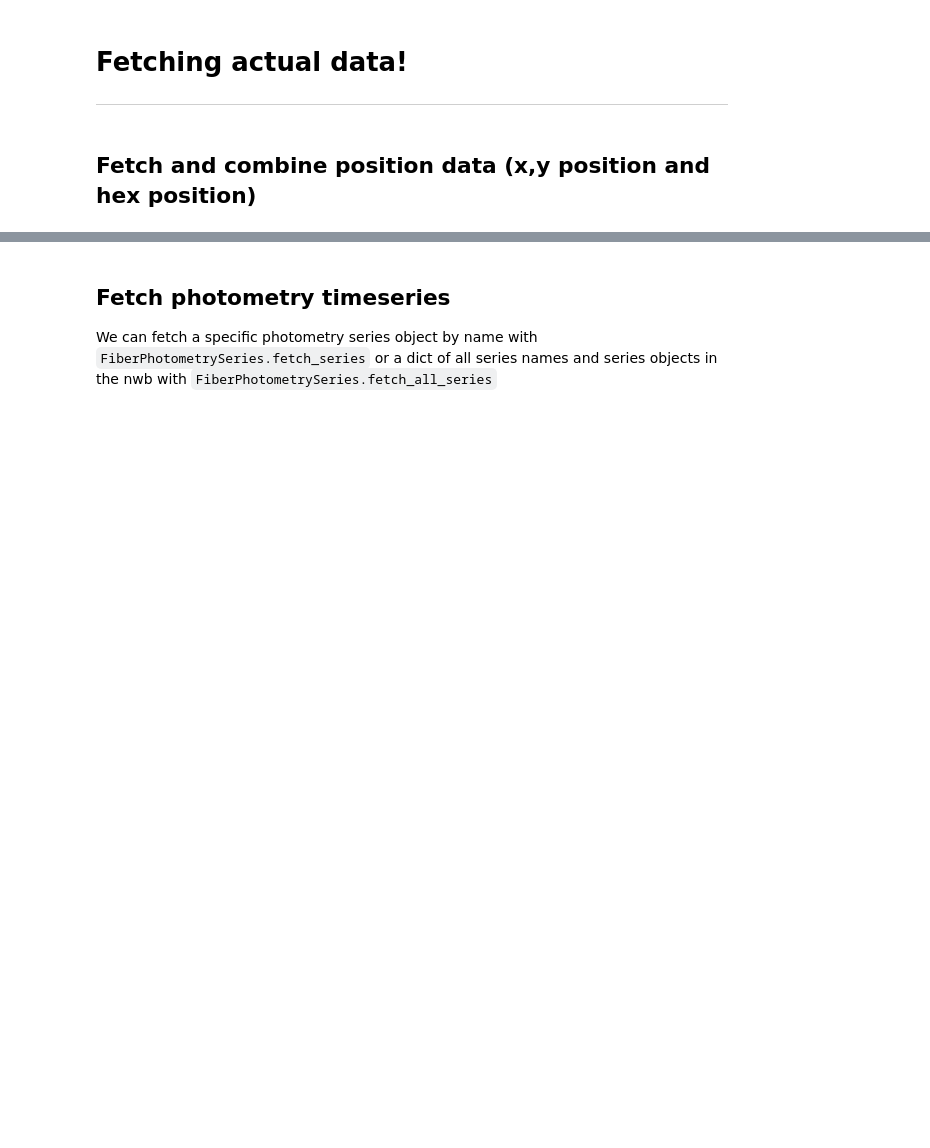
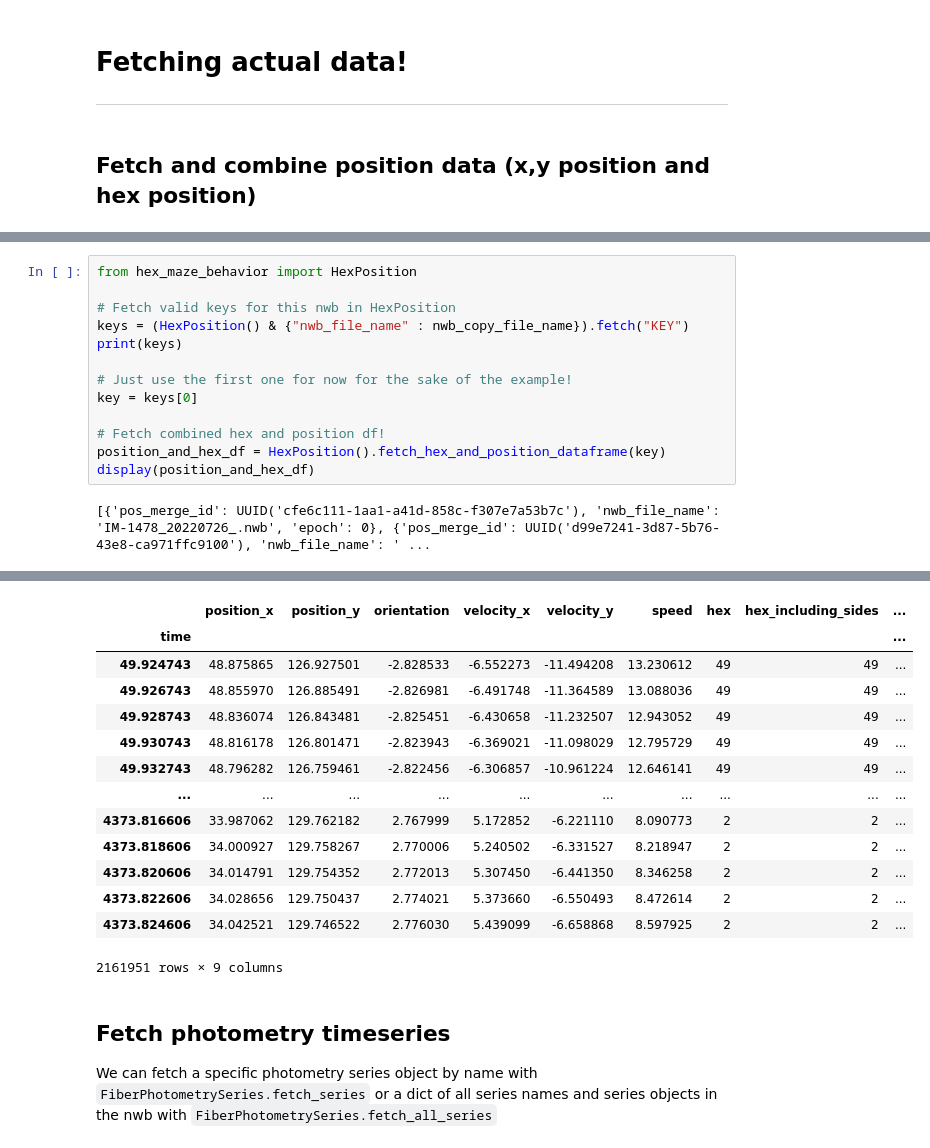
Before and after one commit to calderast/Hex-maze-spyglass, a Jupyter notebook: Berke_Lab_full_process.ipynb, the cells around one changed output, grey strips where cells are left out. Drawn from its saved outputs; the diff is of its cells as text; blank space fills up the shorter version.

Commit message:
add df fetch function (#7)

```diff
--- a/Berke_Lab_full_process.ipynb
+++ b/Berke_Lab_full_process.ipynb
@@ -612,0 +493,15 @@ Combined position (filtered to only valid times)
+# %%
+from hex_maze_behavior import HexPosition
+
+# Fetch valid keys for this nwb in HexPosition
+keys = (HexPosition() & {"nwb_file_name" : nwb_copy_file_name}).fetch("KEY")
+print(keys)
+
+# Just use the first one for now for the sake of the example!
+key = keys[0]
+
+# Fetch combined hex and position df!
+position_and_hex_df = HexPosition().fetch_hex_and_position_dataframe(key)
+display(position_and_hex_df)
+# %% [output]
+[{'pos_merge_id': UUID('cfe6c111-1aa1-a41d-858c-f307e7a53b7c'), 'nwb_file_name': 'IM-1478_20220726_.nwb', 'epoch': 0}, {'pos_merge_id': UUID('d99e7241-3d87-5b76-43e8-ca971ffc9100'), 'nwb_file_name': ' ...
@@ -613,3 +509,17 @@ Combined position (filtered to only valid times)
+|  | position_x | position_y | orientation | velocity_x | velocity_y | speed | hex | hex_including_sides | ... |
+| time |  |  |  |  |  |  |  |  | ... |
+| 49.924743 | 48.875865 | 126.927501 | -2.828533 | -6.552273 | -11.494208 | 13.230612 | 49 | 49 | ... |
+| 49.926743 | 48.855970 | 126.885491 | -2.826981 | -6.491748 | -11.364589 | 13.088036 | 49 | 49 | ... |
+| 49.928743 | 48.836074 | 126.843481 | -2.825451 | -6.430658 | -11.232507 | 12.943052 | 49 | 49 | ... |
+| 49.930743 | 48.816178 | 126.801471 | -2.823943 | -6.369021 | -11.098029 | 12.795729 | 49 | 49 | ... |
+| 49.932743 | 48.796282 | 126.759461 | -2.822456 | -6.306857 | -10.961224 | 12.646141 | 49 | 49 | ... |
+| ... | ... | ... | ... | ... | ... | ... | ... | ... | ... |
+| 4373.816606 | 33.987062 | 129.762182 | 2.767999 | 5.172852 | -6.221110 | 8.090773 | 2 | 2 | ... |
+| 4373.818606 | 34.000927 | 129.758267 | 2.770006 | 5.240502 | -6.331527 | 8.218947 | 2 | 2 | ... |
+| 4373.820606 | 34.014791 | 129.754352 | 2.772013 | 5.307450 | -6.441350 | 8.346258 | 2 | 2 | ... |
+| 4373.822606 | 34.028656 | 129.750437 | 2.774021 | 5.373660 | -6.550493 | 8.472614 | 2 | 2 | ... |
+| 4373.824606 | 34.042521 | 129.746522 | 2.776030 | 5.439099 | -6.658868 | 8.597925 | 2 | 2 | ... |
+2161951 rows × 9 columns
 # %% [markdown]
 ## Fetch photometry timeseries
 
```
Also changed, not shown: parts of 6 cells of this notebook, 1 other file.
